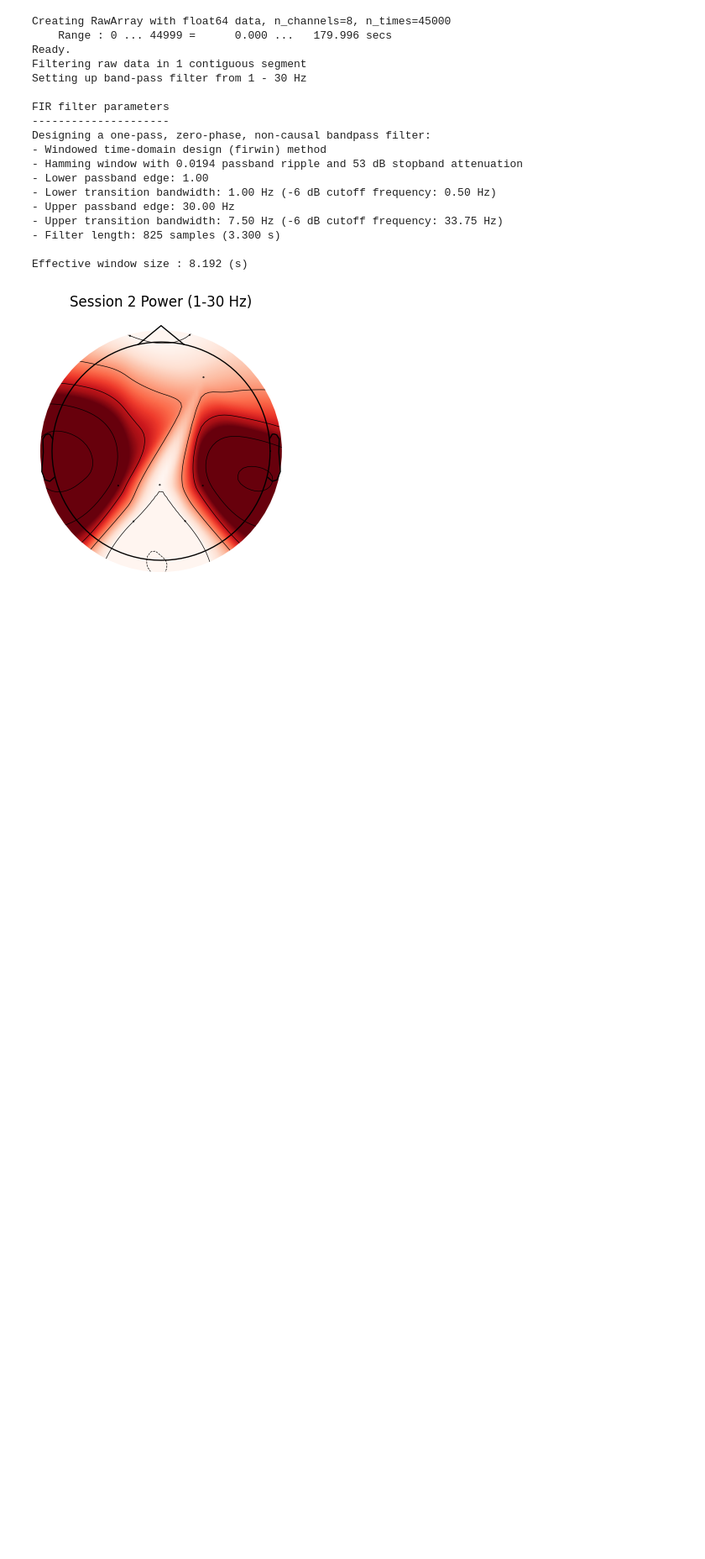
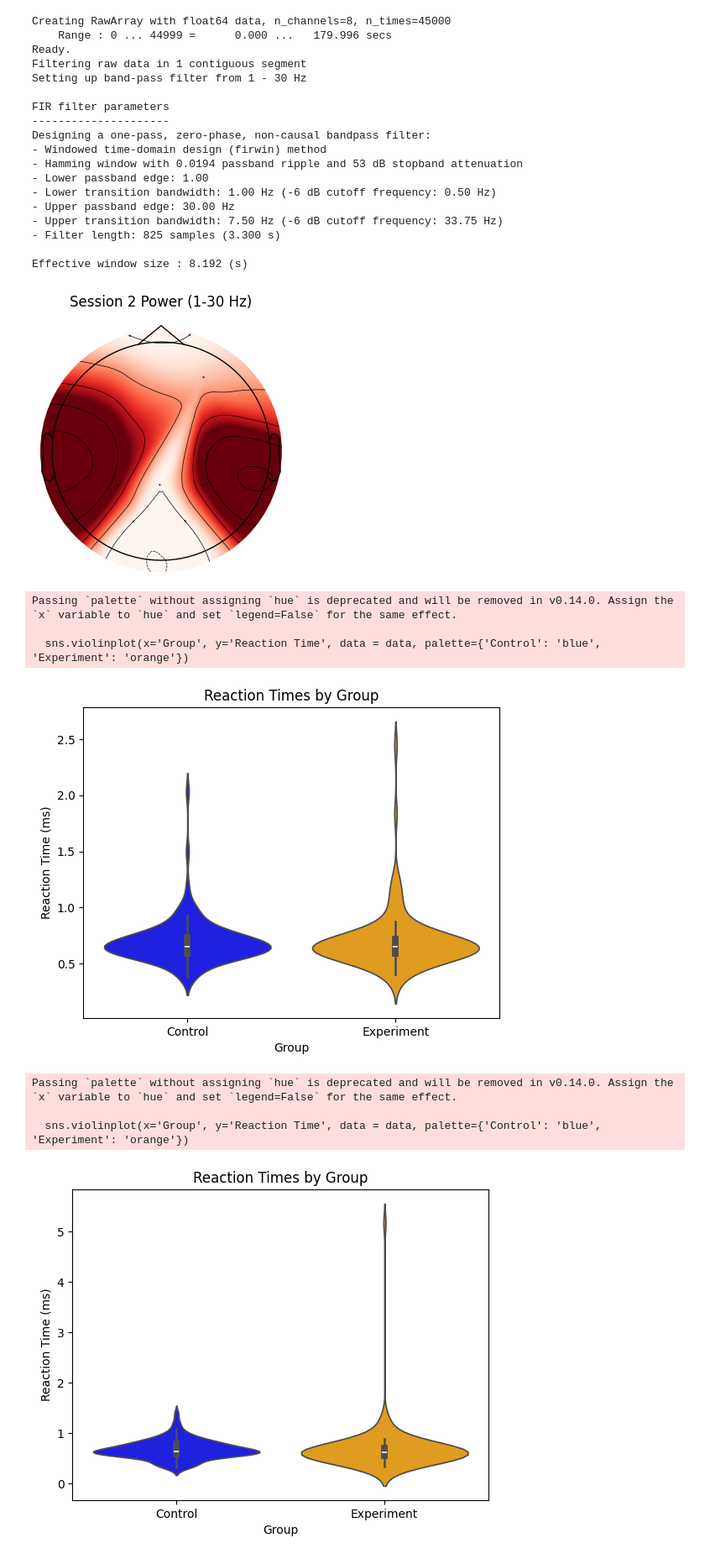
Before and after one commit to kkatevu/COGS189---Final-Project, a Jupyter notebook: COGS189/project_meat/Notebooks/eeg_data_analysis.ipynb, the cells around one changed output. Shown at 84% size. Cells and saved outputs as stored; diff of their text form; code cells hidden in the pictures; blank space fills up the shorter version.

```diff
--- a/COGS189/project_meat/Notebooks/eeg_data_analysis.ipynb
+++ b/COGS189/project_meat/Notebooks/eeg_data_analysis.ipynb
@@ -421,3 +495,27 @@ Designing a one-pass, zero-phase, non-causal bandpass filter:
 
 Effective window size : 8.192 (s)
 [figure]
+# %%
+adriana_stroop_test1 = pd.read_csv("../data/adriana/stroop/stroop_adriana_session_1.csv")
+adriana_stroop_test2 = pd.read_csv("../data/adriana/stroop/stroop_adriana_session_2.csv")
+# %%
+adriana_stroop_test1["Timestamp"] = pd.to_datetime(adriana_stroop_test1["Timestamp"])
+adriana_stroop_test1["Timestamp"] = adriana_stroop_test1["Timestamp"].dt.strftime("%Y-%m-%d %H:%M:%S.%f")
+adriana_stroop_test2["Timestamp"] = pd.to_datetime(nick_stroop_test2["Timestamp"])
+adriana_stroop_test2["Timestamp"] = adriana_stroop_test2["Timestamp"].dt.strftime("%Y-%m-%d %H:%M:%S.%f")
+adriana_stroop_test1['Group'] = ['Control'] * 100 + ['Experiment'] * 100 + ["Control"] + ['Experiment']
+adriana_stroop_test2['Group'] = ['Control'] * 100 + ['Experiment'] * 100 + ["Control"] + ['Experiment']
+adriana_stroop_test1['Correct'] = adriana_stroop_test1['Correct'].astype(bool).astype(int)
+adriana_stroop_test2['Correct'] = adriana_stroop_test2['Correct'].astype(bool).astype(int)
+# %%
+violinplot_reaction(adriana_stroop_test1)
+violinplot_reaction(adriana_stroop_test2)
+# %% [output]
+Passing `palette` without assigning `hue` is deprecated and will be removed in v0.14.0. Assign the `x` variable to `hue` and set `legend=False` for the same effect.
+
+  sns.violinplot(x='Group', y='Reaction Time', data = data, palette={'Control': 'blue', 'Experiment': 'orange'})
+[figure, added]
+Passing `palette` without assigning `hue` is deprecated and will be removed in v0.14.0. Assign the `x` variable to `hue` and set `legend=False` for the same effect.
+
+  sns.violinplot(x='Group', y='Reaction Time', data = data, palette={'Control': 'blue', 'Experiment': 'orange'})
+[figure, added]
```
Also changed, not shown: parts of 23 cells of this notebook.
